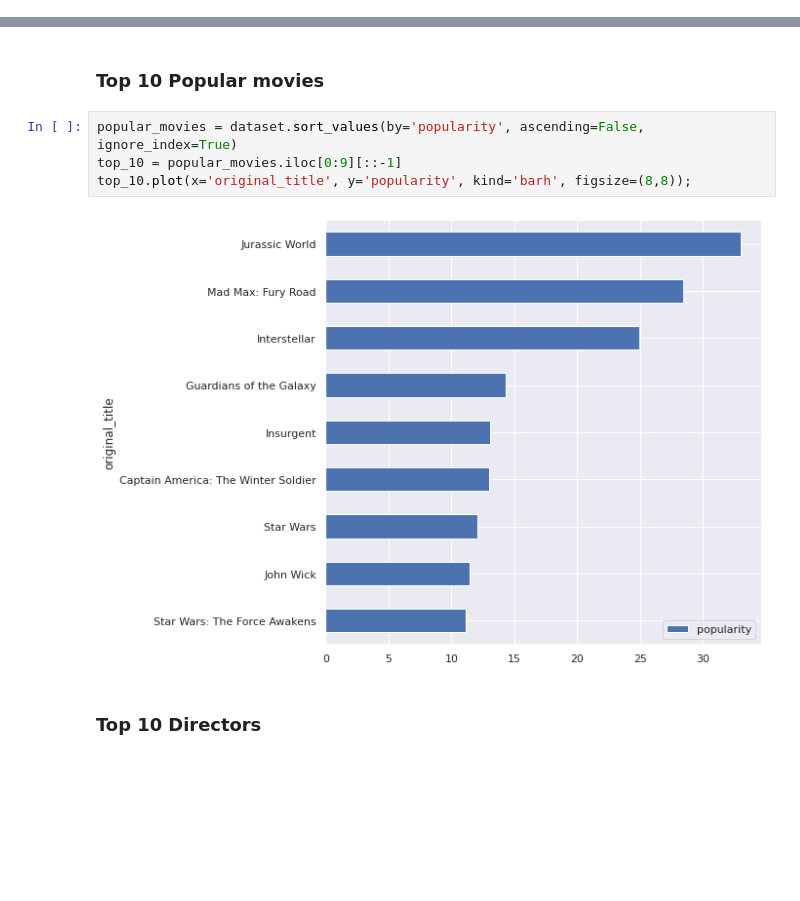
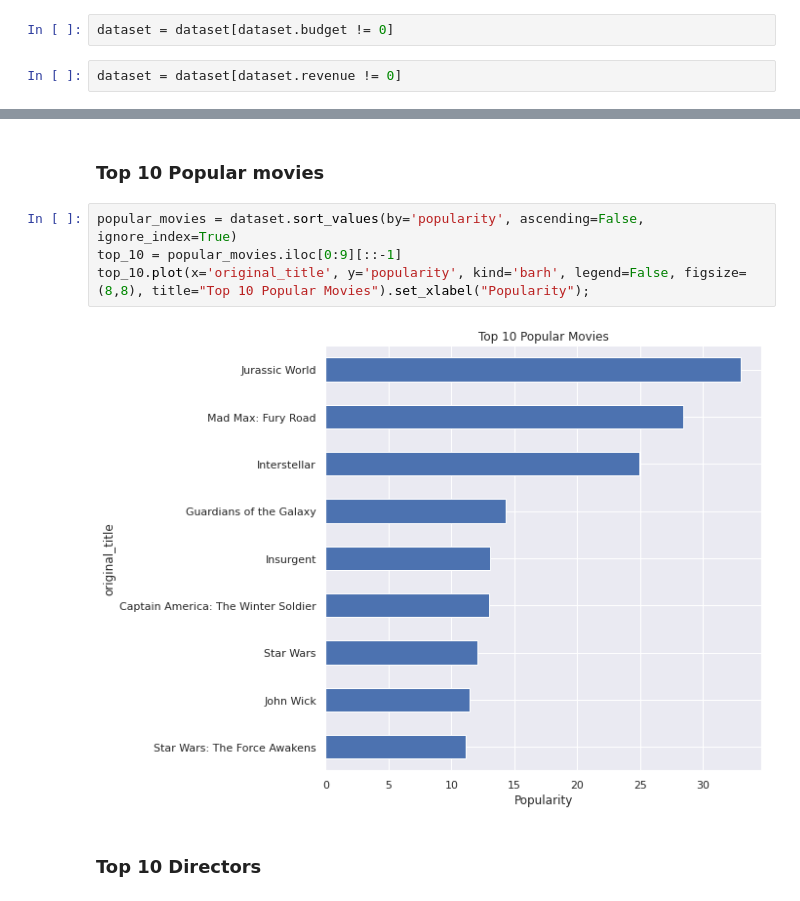
Before and after one commit to omargaber/TMDB-Investigation-Report, a Jupyter notebook: TMDB Investigation Report.ipynb, the cells around one changed output, grey strips where cells are left out. Cells and saved outputs as stored; diff of their text form; blank space fills up the shorter version.

```diff
--- a/TMDB Investigation Report.ipynb
+++ b/TMDB Investigation Report.ipynb
@@ -126,3 +129,7 @@ sum(dataset.duplicated())
+# %%
+dataset = dataset[dataset.budget != 0]
+# %%
+dataset = dataset[dataset.revenue != 0]
 # %% [markdown]
 Now we need to reset our index since dropping rows can mess up and skip numbers in our index.
 # %%
@@ -220,9 +227,9 @@ We can observe here that Action movies make most revenue while TV Movie makes th
 # %%
 popular_movies = dataset.sort_values(by='popularity', ascending=False, ignore_index=True)
 top_10 = popular_movies.iloc[0:9][::-1]
-top_10.plot(x='original_title', y='popularity', kind='barh', figsize=(8,8));
+top_10.plot(x='original_title', y='popularity', kind='barh', legend=False, figsize=(8,8), title="Top 10 Popular Movies").set_xlabel("Popularity");
 # %% [output]
-[figure, old version]
+[figure, new version]
 # %% [markdown]
 ### Top 10 Directors
 # %%
```
Also changed, not shown: parts of 13 cells of this notebook.
